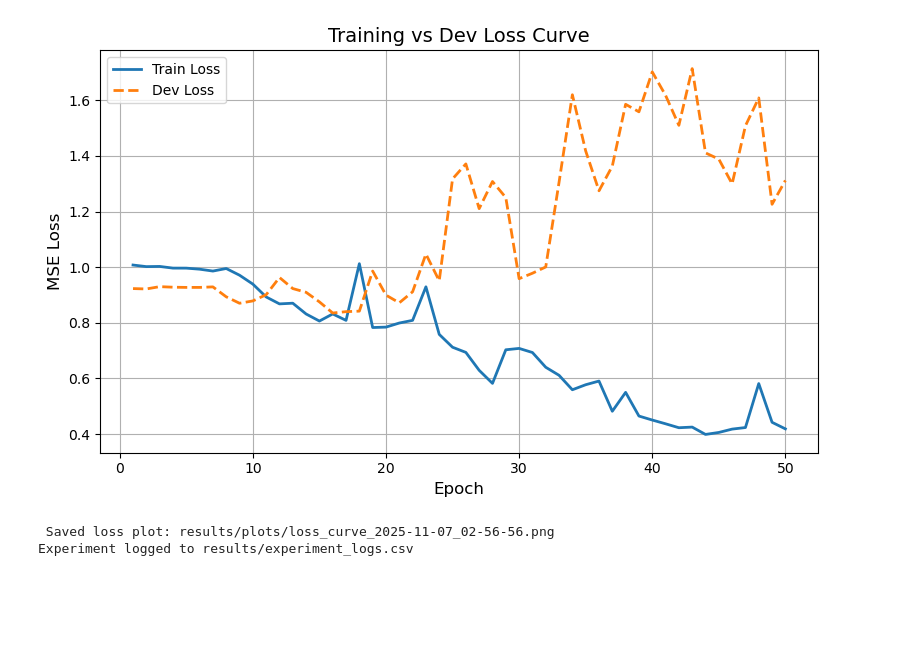
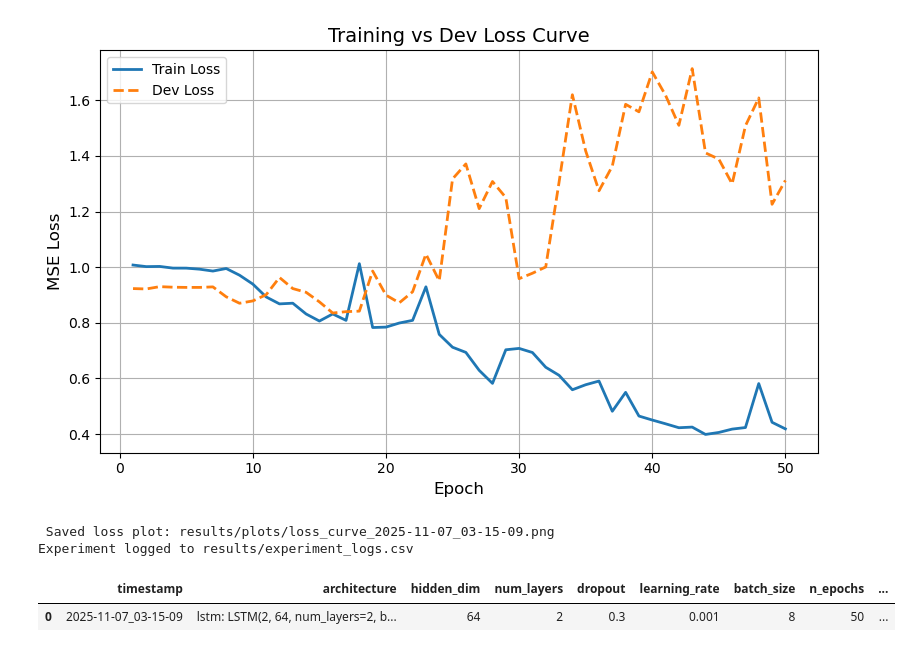
Before and after one commit to tpgml2612/CS230-Project, a Jupyter notebook: RNN.ipynb, the cells around one changed output. Cells and saved outputs as stored; diff of their text form; code cells hidden in the pictures; blank space fills up the shorter version.

Commit message:
update traininig results

```diff
--- a/RNN.ipynb
+++ b/RNN.ipynb
@@ -431,9 +431,7 @@ params = {
     "final_dev_loss": round(dev_losses[-1], 6),
     "best_dev_loss": round(min(dev_losses), 6),
     "best_epoch": int(dev_losses.index(min(dev_losses)) + 1),
-    "device": str(device),
     "optimizer": "Adam",
-    "scheduler": "ReduceLROnPlateau",
     "notes": " "
 }
 
@@ -450,5 +448,11 @@ save_loss_plot(
 log_experiment(params)
 print(f"Experiment logged to {log_path}")
 # %% [output]
- Saved loss plot: results/plots/loss_curve_2025-11-07_02-56-56.png
+ Saved loss plot: results/plots/loss_curve_2025-11-07_03-15-09.png
 Experiment logged to results/experiment_logs.csv
+# %%
+df = pd.read_csv("/Users/jeongjuhyeon/Desktop/Python/CS230-Project/results/experiment_logs.csv")
+df
+# %% [output]
+|  | timestamp | architecture | hidden_dim | num_layers | dropout | learning_rate | batch_size | n_epochs | ... |
+| 0 | 2025-11-07_03-15-09 | lstm: LSTM(2, 64, num_layers=2, b... | 64 | 2 | 0.3 | 0.001 | 8 | 50 | ... |
```
Also changed, not shown: 5 other files.
